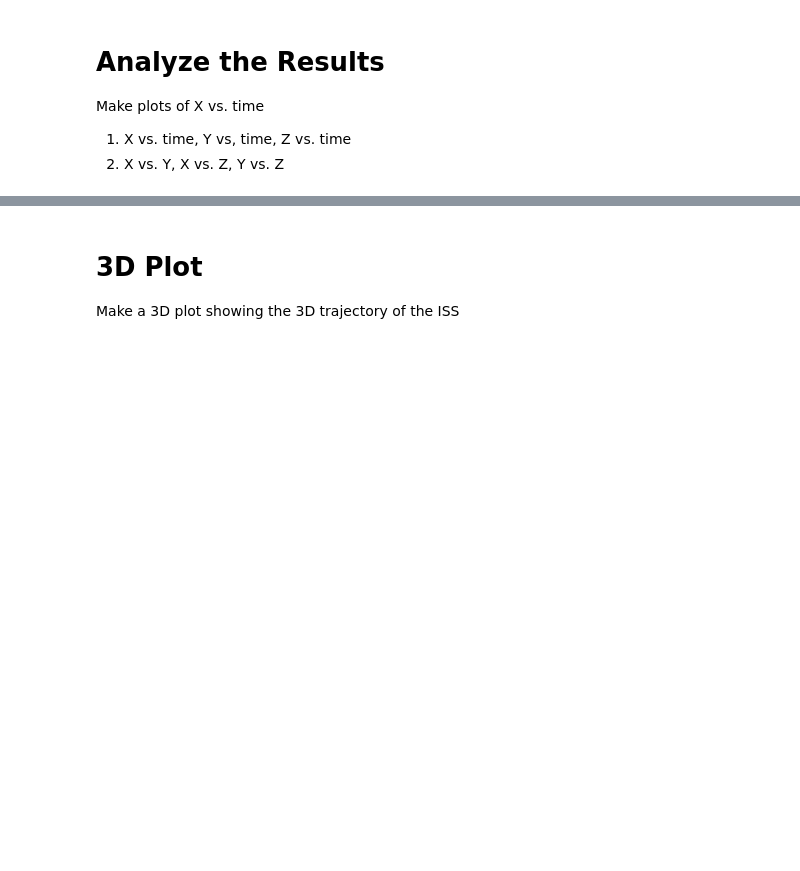
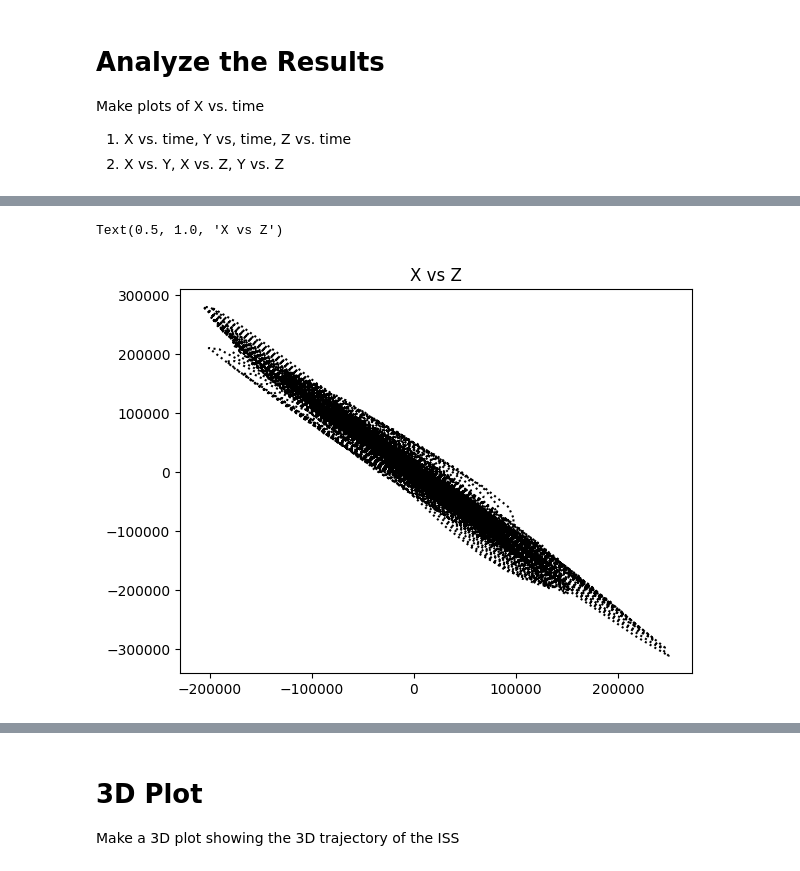
Before and after one commit to Tsclonetrooper/Phys-3511-Fall24, a Jupyter notebook: Module02/InClass/In-Class-Book-Orbits.ipynb, the cells around one changed output, grey strips where cells are left out. Cells and saved outputs as stored; diff of their text form; code cells hidden in the pictures; blank space fills up the shorter version.

```diff
--- a/Module02/InClass/In-Class-Book-Orbits.ipynb
+++ b/Module02/InClass/In-Class-Book-Orbits.ipynb
@@ -70,0 +120,8 @@ Make plots of X vs. time
+# %%
+fig = plt.figure('x vs z')
+axesz = fig.add_axes([0.2,0.2,0.8,0.8])
+axesz.plot(x,z,':k',label=r'$Scipy (RK45)$')
+axesz.set_title('X vs Z')
+# %% [output]
+Text(0.5, 1.0, 'X vs Z')
+[figure, added]
```
Also changed, not shown: parts of 7 cells of this notebook.
